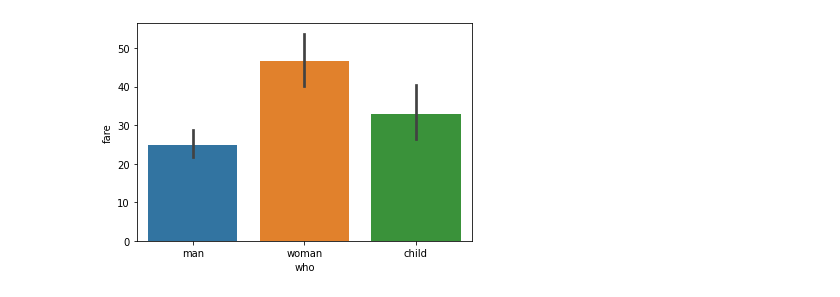
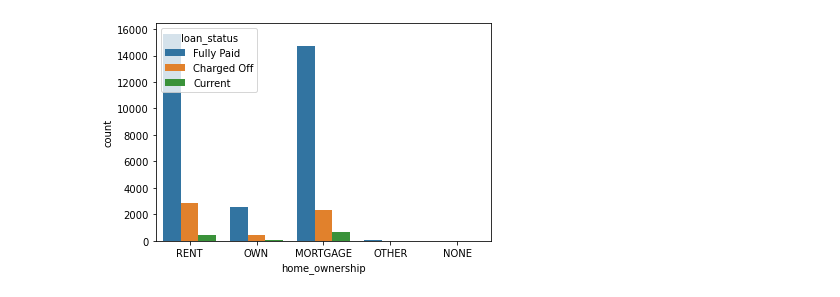
Before and after one commit to Irshad2121/-Irshad2121-Lending_EDA_Case_Study-, a Jupyter notebook: Scripts/Untitled.ipynb, the cells around one changed output. Cells and saved outputs as stored; diff of their text form; code cells hidden in the pictures.

```diff
--- a/Scripts/Untitled.ipynb
+++ b/Scripts/Untitled.ipynb
@@ -1,17 +1,89 @@
 # %%
-# importing the required library
+#!/usr/bin/env python
+# coding: utf-8
+# # Importing Libraries
+import pandas as pd
+import numpy as np
 import seaborn as sns
-import matplotlib.pyplot as plt
+from matplotlib import pyplot as plt
+import warnings as ws
+ws.filterwarnings('ignore')
+df=pd.read_csv('../Data_Source/loan.csv')
+df.shape
+100*df.isnull().mean()[df.isnull().mean()==1]
+empty_column=df.isnull().mean()[100*df.isnull().mean()==100].keys()
+empty_column
+df1=df.drop(columns=empty_column)
+df1.shape
+100*df1.isnull().mean().sort_values(ascending=False)
+df1=df1.drop(columns=[])
+100*df1.isnull().mean(axis=1).sort_values(ascending=False)
+df1.drop_duplicates().shape
+num_col=df1.dtypes[(df1.dtypes=='int64') | (df1.dtypes=='float64')]
+str_col=df1.dtypes[~((df1.dtypes=='int64') | (df1.dtypes=='float64'))]
+df1['int_rate']=df1['int_rate'].apply(lambda x: x.replace('%',''))
+df1['zip_code']=df1['zip_code'].apply(lambda x: x.replace('xx',''))
+df1['zip_code']=pd.to_numeric(df1['zip_code'])
+df1['sub_grade']=df1['sub_grade'].apply(lambda x: x[-1])
+df1['revol_util']=df1['revol_util'].apply(lambda x: np.nan if pd.isna(x) else x.replace('%',''))
+df1['int_rate']=df1['int_rate'].str.strip().astype(float)
+df1['revol_util']=df1['revol_util'].str.strip().astype(float)
+str_col.keys()
+df1=df1.drop(columns=['mths_since_last_record','next_pymnt_d','application_type'
+                      ,'collections_12_mths_ex_med'
+                      ,'url','chargeoff_within_12_mths','tax_liens'
+                      ,'delinq_amnt','acc_now_delinq','policy_code'
+                      ,'pymnt_plan','initial_list_status'])
+df1.shape
+df1.columns
+df2=df1
+df2['title']=df1['title'].fillna('UNKNOWNXXX')
+df2[df2['title'].str.contains('debt consolidation',case=False)]['title'].value_counts()
+df2.loc[df2['title'].str.contains('personal loan',case=False),'title']='Personal Loan'
+df2.loc[df2['title'].str.contains('Debt Consolidation',case=False),'title']='Debt Consolidation'
+df2.loc[df2['title'].str.contains('Consolidate Debt',case=False),'title']='Debt Consolidation'
+df2.loc[df2['title'].str.contains('Consolidation Loan',case=False),'title']='Debt Consolidation'
+df2.loc[df2['title'].str.contains('debt_consolidation',case=False),'title']='Debt Consolidation'
+df2.loc[df2['title'].str.contains('Debt Payoff',case=False),'title']='Debt Consolidation'
+df2.loc[df2['title'].str.contains('Dept Consolidation',case=False),'title']='Debt Consolidation'
+df2.loc[df2['title'].str.contains('Loan Consolidation',case=False),'title']='Debt Consolidation'
+df2.loc[df2['title'].str.contains('credit consolidation',case=False),'title']='Debt Consolidation'
+df2.loc[df2['title'].str.contains('credit card loan',case=False),'title']='Credit Card Loan'
+df2.loc[df2['title'].str.contains('Credit Card Payoff',case=False,regex=True),'title']='Credit Card Loan'
+df2.loc[df2['title'].str.contains(r'\b(?:credit.*card.*debt)\b',case=False,regex=True),'title']='Credit Card Loan'
+df2.loc[df2['title'].str.contains('CC Consolidation',case=False),'title']='Credit Card Loan'
+df2.loc[df2['title'].str.contains('Credit Card Consolidation',case=False),'title']='Credit Card Loan'
+df2.loc[df2['title'].str.contains('Credit Card Refinance',case=False),'title']='Credit Card Loan'
+df2.loc[df2['title'].str.contains('cc payoff',case=False),'title']='Credit Card Loan'
+df2.loc[df2['title'].str.contains('Payoff Credit Cards',case=False),'title']='Credit Card Loan'
+df2.loc[df2['title'].str.contains(r'\b(?:credit.*card.*consolidation)\b',case=False,regex=True),'title']='Credit Card Consolidation'
+df2.loc[df2['title'].str.lower()=='debt','title']='Debt'
+df2['title'].value_counts().head(50)
+sns.countplot(data=df1,hue='loan_status',x='home_ownership')
+df1['loan_status'].value_counts()/df1.shape[0]*100
+df1_bad=df1[df1['loan_status']=='Charged Off']
+df1_good=df1[df1['loan_status']=='Fully Paid']
+df1_bad['home_ownership'].value_counts()/5627*100 , df1_good['home_ownership'].value_counts()/32950*100
+df1_bad['grade'].value_counts()/5627*100 , df1_good['grade'].value_counts()/32950*100
+df1_a=df1[['grade','loan_status']].value_counts().reset_index()
+df1_b=df1['grade'].value_counts().reset_index()
+df3=df1_a.merge(df1_b,how='left',left_on='grade',right_on='index').sort_values('grade_x')
+df3.rename(columns={0:'sub_count'},inplace=True)
+df3['perc']=(df3['sub_count']/df3['grade_y'])*100
+14694+2327+638
+df3
+ordered_cat=['term','grade','sub_grade','emp_length','issue_d','delinq_2yrs'
+             ,'earliest_cr_line','inq_last_6mths','mths_since_last_delinq',
+             'last_pymnt_d','last_credit_pull_d','pub_rec_bankruptcies']
+unordered_cat=['home_ownership','verification_status','loan_status','purpose',
+               'zip_code','addr_state','emp_title','title']
+other=['id','member_id','desc']
+measure_col=['loan_amnt', 'funded_amnt','funded_amnt_inv','int_rate',
+             'installment','annual_inc','dti','open_acc','pub_rec','revol_bal'
+             ,'revol_util','total_acc','out_prncp','total_pymnt'
+             ,'total_pymnt_inv','total_rec_prncp','total_rec_int','total_rec_late_fee'
+             ,'recoveries','collection_recovery_fee','last_pymnt_amnt']
+df1['pub_rec_bankruptcies'].unique()
 
-# read a titanic.csv file
-# from seaborn library
-df = sns.load_dataset('titanic')
-
-# who v/s fare barplot
-sns.barplot(x = 'who',
-            y = 'fare',
-            data = df)
-
-# Show the plot
-plt.show()
+df1.shape
 # %% [output]
@@ -18,2 +91,2 @@ plt.show()
-[figure, old version]
+[figure, new version]
 # %%
```
Also changed, not shown: parts of 12 cells of this notebook, 6 other files.
